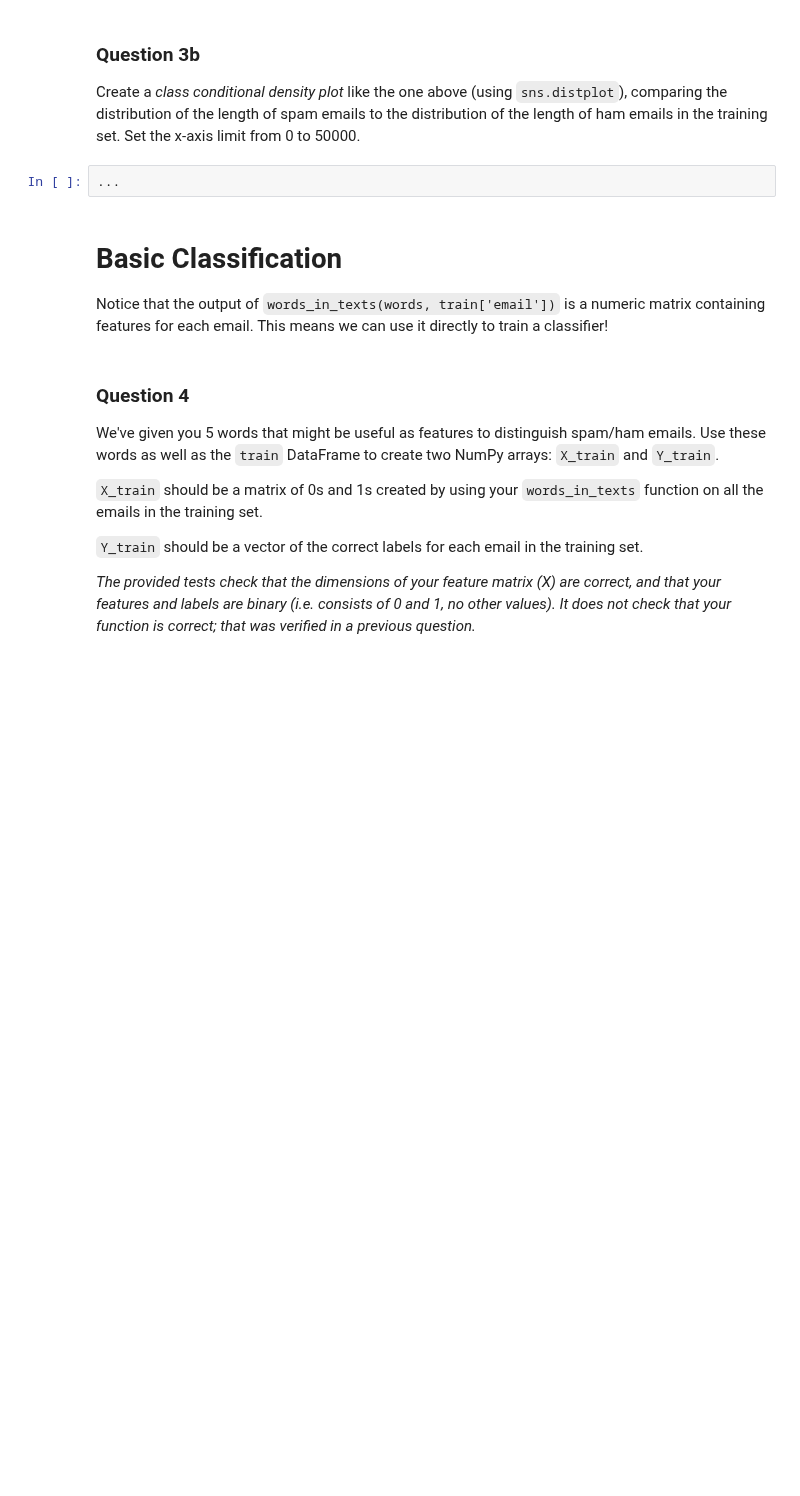
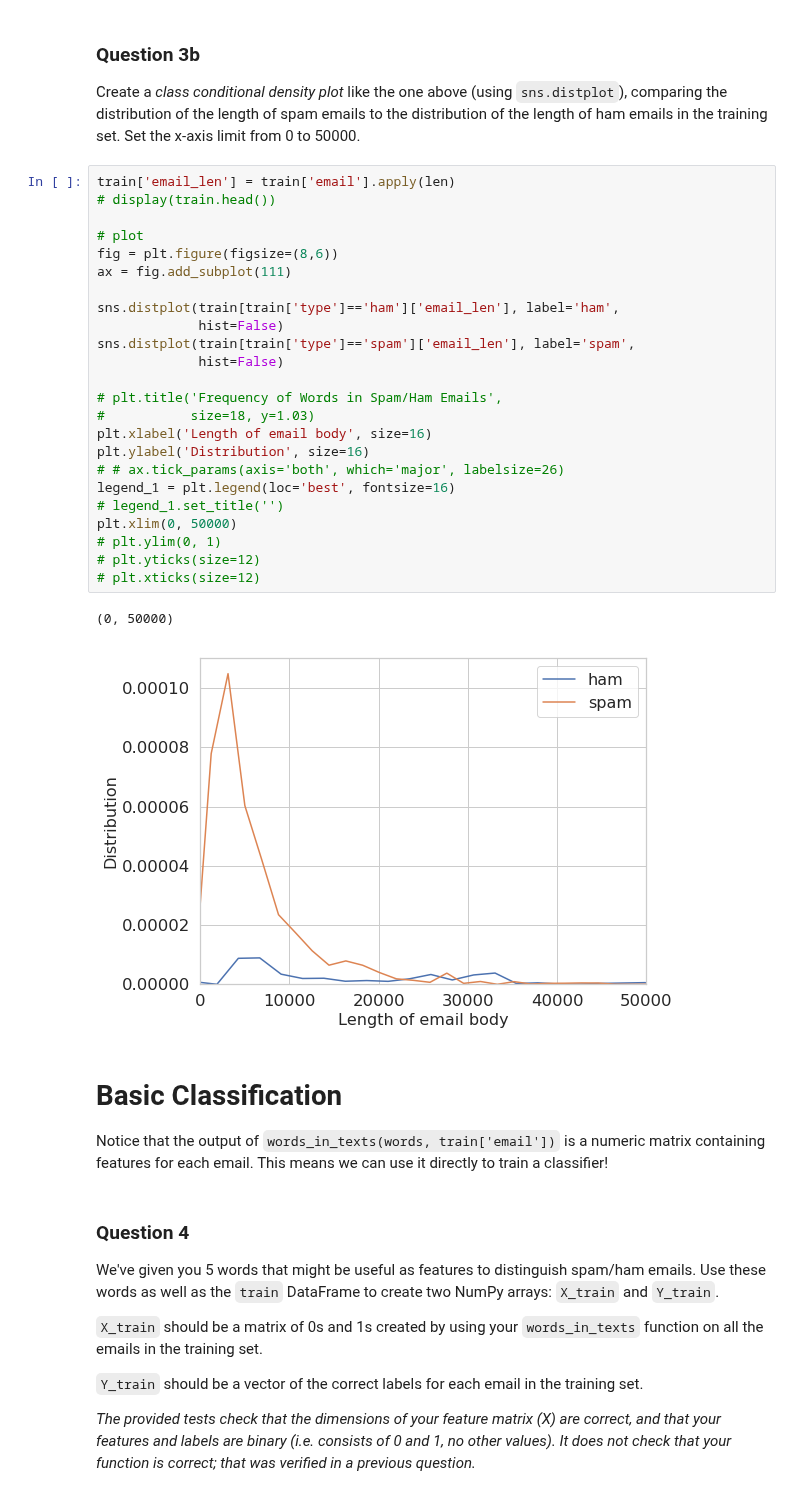
Before and after one commit to zhugeyicixin/DataSci200, a Jupyter notebook: proj/proj2/proj2.ipynb, the cells around one changed output. Drawn from its saved outputs; the diff is of its cells as text; blank space fills up the shorter version.

```diff
--- a/proj/proj2/proj2.ipynb
+++ b/proj/proj2/proj2.ipynb
@@ -248,8 +374,33 @@ format: image
 points: 2
 -->
 <!-- EXPORT TO PDF format:image -->
-# %%
-...
+# %%
+train['email_len'] = train['email'].apply(len)
+# display(train.head())
+
+# plot
+fig = plt.figure(figsize=(8,6))
+ax = fig.add_subplot(111)
+
+sns.distplot(train[train['type']=='ham']['email_len'], label='ham',
+             hist=False)
+sns.distplot(train[train['type']=='spam']['email_len'], label='spam',
+             hist=False)
+
+# plt.title('Frequency of Words in Spam/Ham Emails',
+#           size=18, y=1.03)
+plt.xlabel('Length of email body', size=16)
+plt.ylabel('Distribution', size=16)
+# # ax.tick_params(axis='both', which='major', labelsize=26)
+legend_1 = plt.legend(loc='best', fontsize=16)
+# legend_1.set_title('')
+plt.xlim(0, 50000)
+# plt.ylim(0, 1)
+# plt.yticks(size=12)
+# plt.xticks(size=12)
+# %% [output]
+(0, 50000)
+[figure, added]
 # %% [markdown]
 # Basic Classification
 
```
Also changed, not shown: parts of 47 cells of this notebook.
